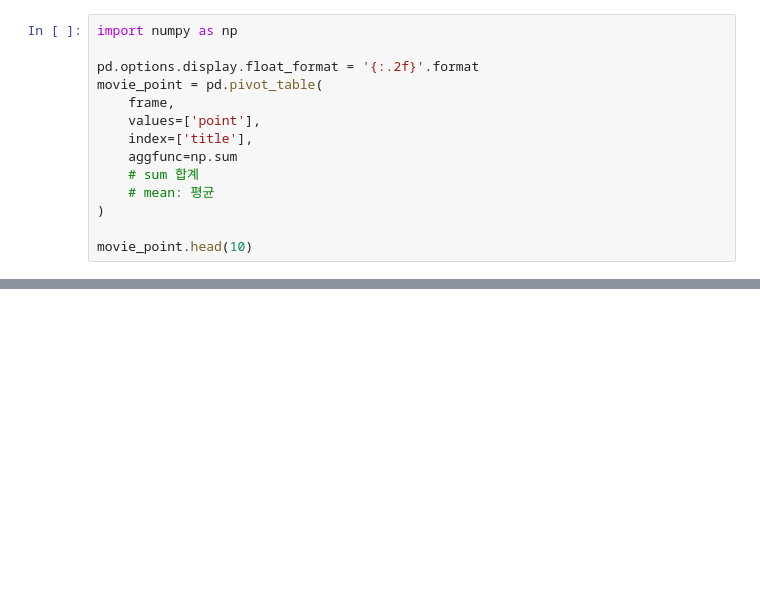
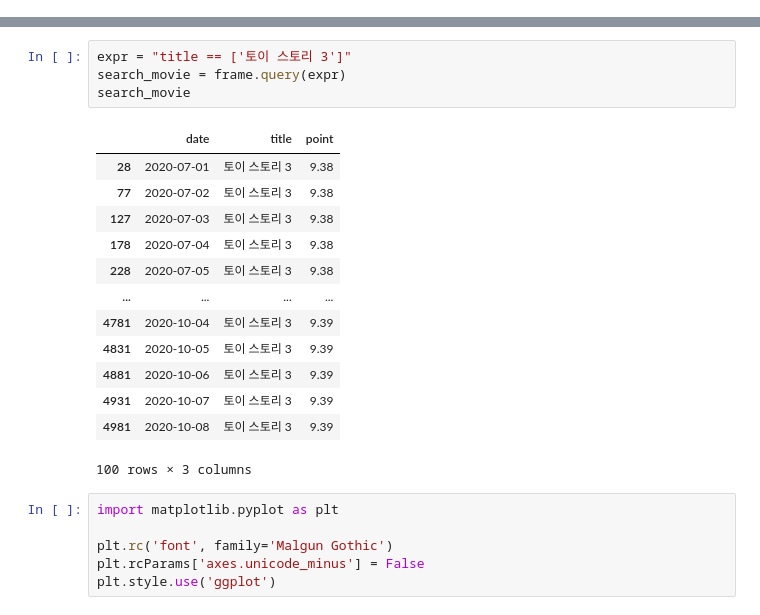
Before and after one commit to Eui9179/AI-DS, a Jupyter notebook: Exercises/Week9/draw_movie_ranking_graph.ipynb, the cells around one changed output, grey strips where cells are left out. Saved outputs shown, nothing was run; the diff lists cells and outputs as text; blank space fills up the shorter version.

```diff
--- a/Exercises/Week9/draw_movie_ranking_graph.ipynb
+++ b/Exercises/Week9/draw_movie_ranking_graph.ipynb
@@ -73,14 +31,0 @@ frame
-# %%
-import numpy as np
-
-pd.options.display.float_format = '{:.2f}'.format
-movie_point = pd.pivot_table(
-    frame,
-    values=['point'],
-    index=['title'],
-    aggfunc=np.sum
-    # sum 합계
-    # mean: 평균
-)
-
-movie_point.head(10)
@@ -122,0 +48,24 @@ movie_point2.head(10)
+# %%
+expr = "title == ['토이 스토리 3']"
+search_movie = frame.query(expr)
+search_movie
+# %% [output]
+|  | date | title | point |
+| 28 | 2020-07-01 | 토이 스토리 3 | 9.38 |
+| 77 | 2020-07-02 | 토이 스토리 3 | 9.38 |
+| 127 | 2020-07-03 | 토이 스토리 3 | 9.38 |
+| 178 | 2020-07-04 | 토이 스토리 3 | 9.38 |
+| 228 | 2020-07-05 | 토이 스토리 3 | 9.38 |
+| ... | ... | ... | ... |
+| 4781 | 2020-10-04 | 토이 스토리 3 | 9.39 |
+| 4831 | 2020-10-05 | 토이 스토리 3 | 9.39 |
+| 4881 | 2020-10-06 | 토이 스토리 3 | 9.39 |
+| 4931 | 2020-10-07 | 토이 스토리 3 | 9.39 |
+| 4981 | 2020-10-08 | 토이 스토리 3 | 9.39 |
+100 rows × 3 columns
+# %%
+import matplotlib.pyplot as plt
+
+plt.rc('font', family='Malgun Gothic')
+plt.rcParams['axes.unicode_minus'] = False
+plt.style.use('ggplot')
```
Also changed, not shown: parts of 11 cells of this notebook, 2 other files.
